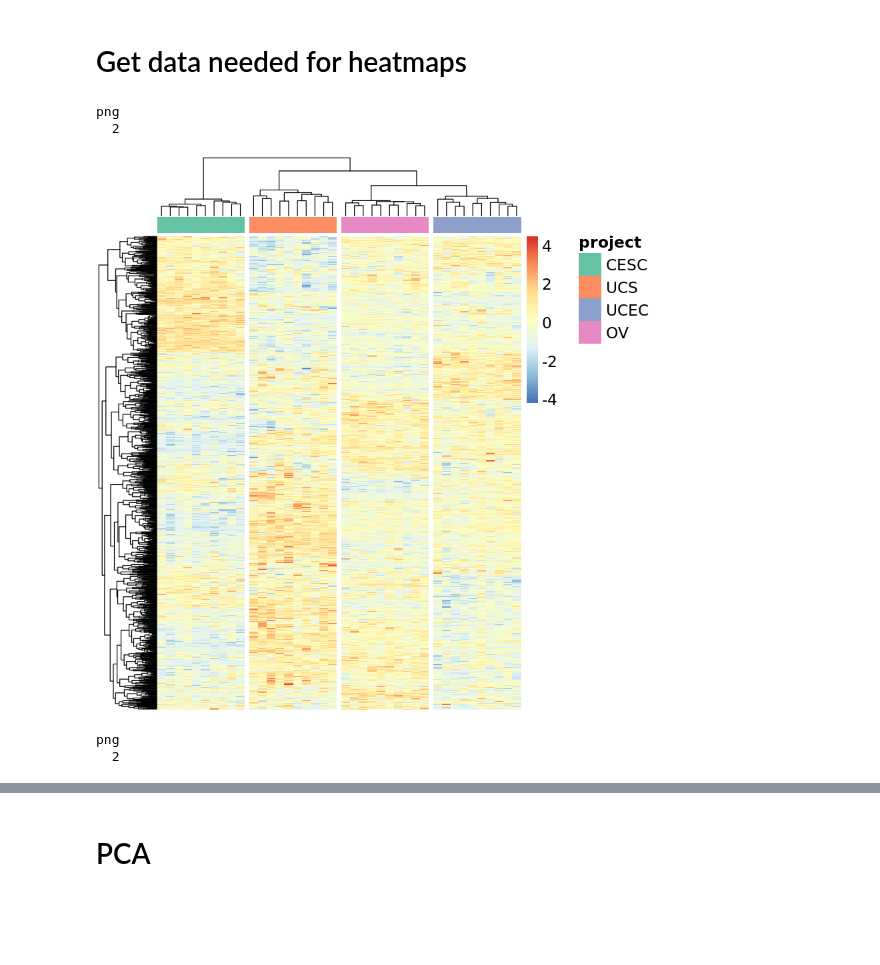
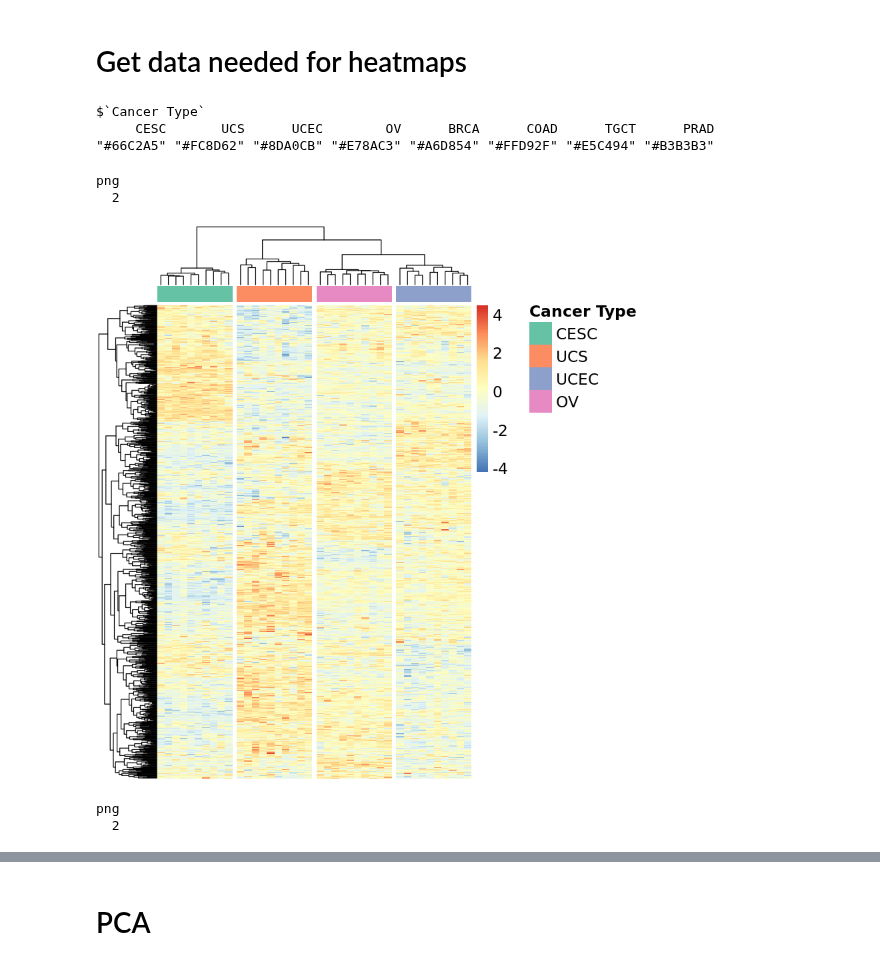
Before and after one commit to fogg-lab/characterizing-ecm-transcriptome-of-endometriosis, a Jupyter notebook: exploratory_analysis/TCGA_vis_v2.ipynb, the cells around one changed output, grey strips where cells are left out. Cells and saved outputs as stored; diff of their text form; code cells hidden in the pictures; blank space fills up the shorter version.

Commit message:
Updates to heatmap for GRFP.

```diff
--- a/exploratory_analysis/TCGA_vis_v2.ipynb
+++ b/exploratory_analysis/TCGA_vis_v2.ipynb
@@ -185,3 +185,10 @@ pan_hm_ls <- get_hm_dfs(pan_counts_df, pan_coldata_df, pan_hm_meta_df)
+# %%
+gyn_hm_ls <- get_hm_dfs(gyn_counts_df, gyn_coldata_df, gyn_hm_meta_df)
+# gyn_hm_ls$coldata <- dplyr::rename(gyn_hm_ls$coldata, Project = project)
+gyn_hm_ls$coldata <- dplyr::rename(gyn_hm_ls$coldata, "Cancer Type" = "project")
+
+pan_hm_ls <- get_hm_dfs(pan_counts_df, pan_coldata_df, pan_hm_meta_df)
+pan_hm_ls$coldata <- dplyr::rename(pan_hm_ls$coldata, "Cancer Type" = "project")
 # %%
 gyn_clusts <- get_hm_clusters(gyn_hm_ls$counts)
 gyn_zscores <- t(apply(gyn_hm_ls$counts, 1, rutils::get_z_score))
@@ -190,45 +197,52 @@ pan_clusts <- get_hm_clusters(pan_hm_ls$counts)
 pan_zscores <- t(apply(pan_hm_ls$counts, 1, rutils::get_z_score))
 # %%
 # Set color orders
-gyn_color_names = levels(factor(unique(gyn_hm_ls$coldata$project), levels = gyn_projects))
-pan_color_names = levels(factor(unique(pan_hm_ls$coldata$project), levels = c(gyn_projects, nongyn_projects)))
+gyn_color_names = levels(factor(unique(gyn_hm_ls$coldata[["Cancer Type"]]), levels = gyn_projects))
+pan_color_names = levels(factor(unique(pan_hm_ls$coldata["Cancer Type"]), levels = c(gyn_projects, nongyn_projects)))
 
-gyn_proj_colors <- list(project = brewer.pal(n = length(gyn_projects), name = "Set2"))
-names(gyn_proj_colors$project) <- gyn_color_names
+gyn_proj_colors <- list("Cancer Type" = brewer.pal(n = length(gyn_projects), name = "Set2"))
+names(gyn_proj_colors[["Cancer Type"]]) <- gyn_color_names
 
-pan_proj_colors <- list(project = brewer.pal(n = length(pan_projects), name = "Set2"))
-names(pan_proj_colors$project) <- pan_color_names
+pan_proj_colors <- list("Cancer Type" = brewer.pal(n = length(pan_projects), name = "Set2"))
+names(pan_proj_colors[["Cancer Type"]]) <- pan_color_names
+# %%
+pan_proj_colors
+# %% [output]
+$`Cancer Type`
+     CESC       UCS      UCEC        OV      BRCA      COAD      TGCT      PRAD
+"#66C2A5" "#FC8D62" "#8DA0CB" "#E78AC3" "#A6D854" "#FFD92F" "#E5C494" "#B3B3B3"
 # %%
 gyn_hm <- pheatmap(
     gyn_zscores,
     cluster_rows = gyn_clusts$row,
     cluster_cols = gyn_clusts$col,
     cutree_cols = length(gyn_projects),
     show_rownames = FALSE,
     show_colnames = FALSE,
-    annotation_col = gyn_hm_ls$coldata["project"],
+    annotation_col = gyn_hm_ls$coldata["Cancer Type"],
     annotation_names_col = FALSE,
     annotation_colors = gyn_proj_colors,
     fontsize = 14
 )
 plot_hm(gyn_hm, paste0(dirs$figures_dir, "/gyn_heatmap.png"))
 
 pan_hm <- pheatmap(
     pan_zscores,
     cluster_rows = pan_clusts$row,
     cluster_cols = pan_clusts$col,
     cutree_cols = length(pan_projects),
     show_rownames = FALSE,
     show_colnames = FALSE,
-    annotation_col = pan_hm_ls$coldata["project"],
+    annotation_col = pan_hm_ls$coldata["Cancer Type"],
     annotation_names_col = FALSE,
     annotation_colors = pan_proj_colors,
-    fontsize = 14
+    fontsize = 14,
+    legend = FALSE
 )
 plot_hm(pan_hm, paste0(dirs$figures_dir, "/pan_heatmap.png"))
 # %% [output]
 png
   2
-[figure, old version]
+[figure, new version]
 png
   2
```
Also changed, not shown: parts of 7 cells of this notebook, 1 other file.
